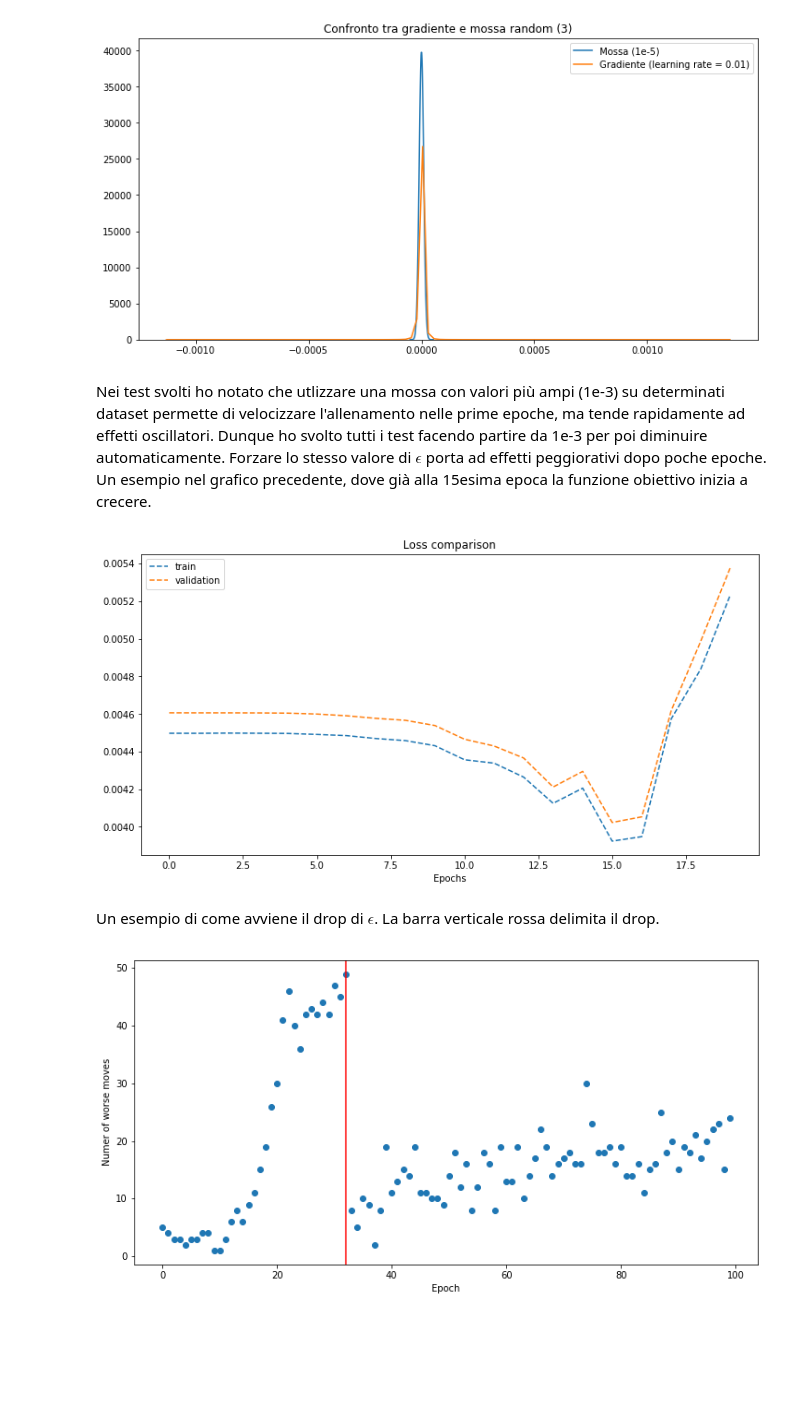
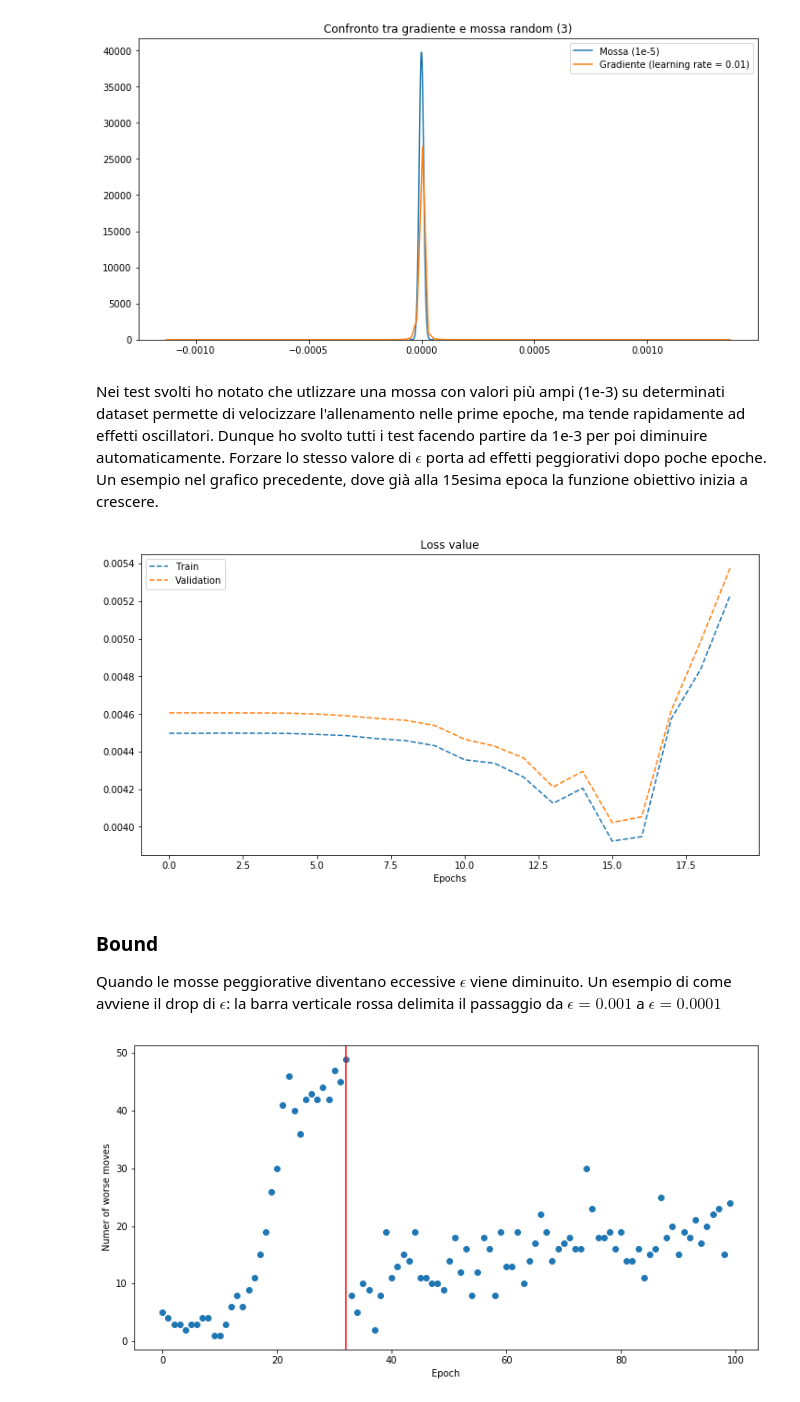
Before and after one commit to strin-matey/thesis, a Jupyter notebook: notebooks/sa/SimulatedAnnealingFinal.ipynb, the cells around one changed output. Drawn from its saved outputs; the diff is of its cells as text; code cells hidden in the pictures; blank space fills up the shorter version.

```diff
--- a/notebooks/sa/SimulatedAnnealingFinal.ipynb
+++ b/notebooks/sa/SimulatedAnnealingFinal.ipynb
@@ -185,22 +187,24 @@ plt.show()
 [figure]
 # %% [markdown]
 Nei test svolti ho notato che utlizzare una mossa con valori più ampi (1e-3) su determinati dataset permette di velocizzare l'allenamento nelle prime epoche, ma tende rapidamente ad effetti oscillatori. Dunque ho svolto tutti i test facendo partire da 1e-3 per poi diminuire automaticamente.
-Forzare lo stesso valore di $\epsilon$ porta ad effetti peggiorativi dopo poche epoche. Un esempio nel grafico precedente, dove già alla 15esima epoca la funzione obiettivo inizia a crecere.
+Forzare lo stesso valore di $\epsilon$ porta ad effetti peggiorativi dopo poche epoche. Un esempio nel grafico precedente, dove già alla 15esima epoca la funzione obiettivo inizia a crescere.
 # %%
 results = read_folder('../../results/SSA/fashion-mnist/vgg16/epsilon_costante')
 fig, ax = plt.subplots(figsize=(12,6))
 for name, result in results.items():
     n_epochs = 20
-    plt.title('Loss comparison')
-    plt.xlabel('Epochs')
-    ax.plot(np.arange(0, n_epochs), result['train_loss'][0:n_epochs], '--', label='train')
-    ax.plot(np.arange(0, n_epochs), result['validation_loss'][0:n_epochs], '--', label='validation')
+    ax.plot(np.arange(0, n_epochs), result['train_loss'][0:n_epochs], '--', label='Train')
+    ax.plot(np.arange(0, n_epochs), result['validation_loss'][0:n_epochs], '--', label='Validation')
 ax.legend()
+plt.title('Loss with fixed epsilon 1e-3')
+plt.xlabel('Epochs')
+plt.title('Loss value')
 plt.show()
 # %% [output]
-[figure, old version]
+[figure, new version]
 # %% [markdown]
-Un esempio di come avviene il drop di $\epsilon$. La barra verticale rossa delimita il drop.
+### Bound
+Quando le mosse peggiorative diventano eccessive $\epsilon$ viene diminuito. Un esempio di come avviene il drop di $\epsilon$: la barra verticale rossa delimita il passaggio da $\epsilon=0.001$ a  $\epsilon=0.0001$
 # %%
 results = read_folder('../../results/SSA/fashion-mnist/vgg16/run__2019-01-28_14:24:33')
 fig, ax = plt.subplots(figsize=(12, 6))
```
Also changed, not shown: parts of 13 cells of this notebook.
